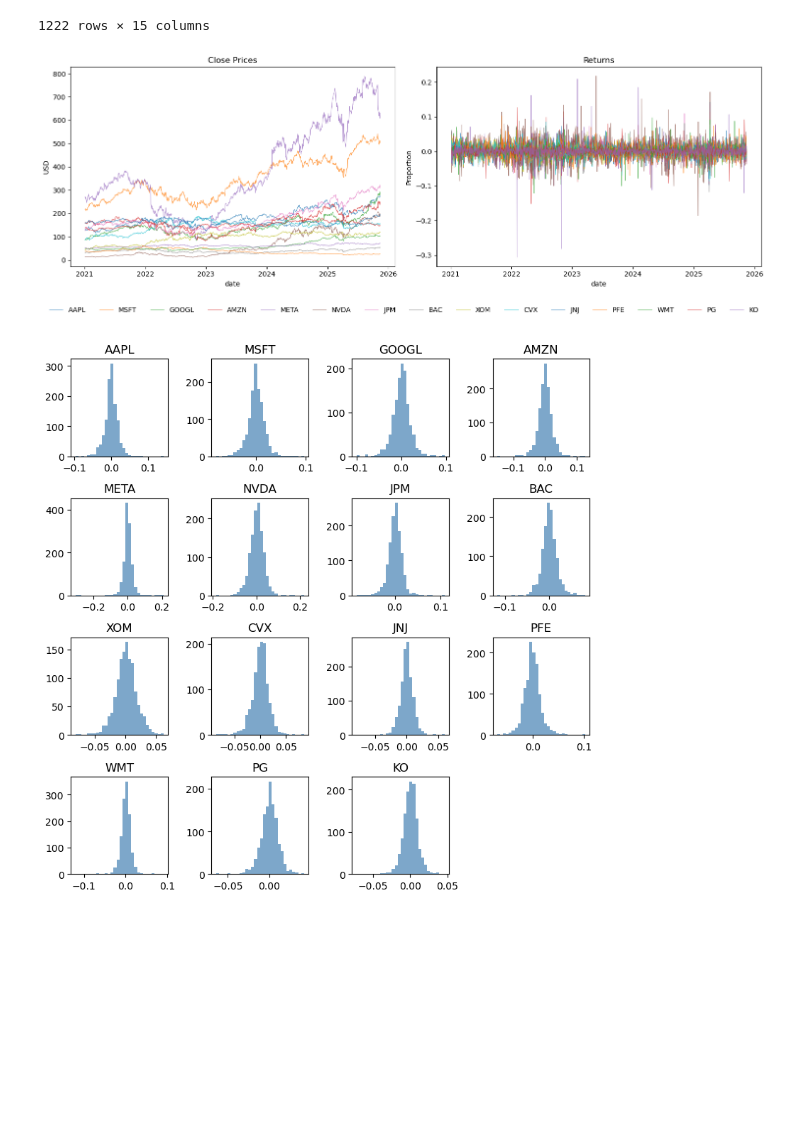
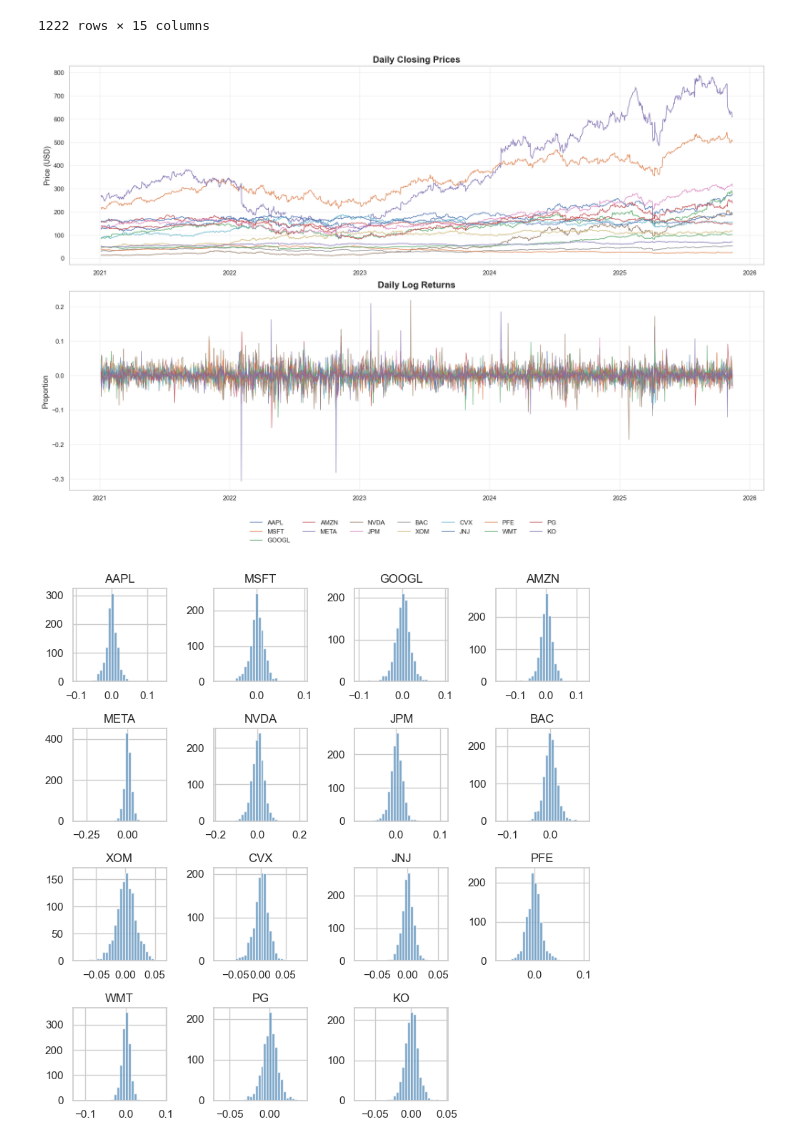
Before and after one commit to dimitris-markopoulos/financial-graphical-models, a Jupyter notebook: notebooks/01_viz_data.ipynb, the cells around one changed output. Saved outputs shown, nothing was run; the diff lists cells and outputs as text; code cells hidden in the pictures; blank space fills up the shorter version.

```diff
--- a/notebooks/01_viz_data.ipynb
+++ b/notebooks/01_viz_data.ipynb
@@ -66,24 +66,28 @@ returns_df
 | 2025-11-13 | -0.001903 | -0.015477 | -0.028802 | -0.027483 | 0.001444 | -0.036467 | -0.034708 | -0.023183 | 0.005656 | 0.014633 | 0.004414 | ... |
 1222 rows × 15 columns
 # %%
-fig, axes = plt.subplots(1,2,figsize=(15,5))
-
-p = prices_df.set_index("date").plot(ax=axes[0], legend=False, alpha=0.7,linewidth=0.8)
-axes[0].set_title("Close Prices")
-axes[0].set_ylabel("USD")
-
-returns_df.plot(ax=axes[1], legend=False, alpha=0.7, linewidth=0.8)
-axes[1].set_title("Returns")
-axes[1].set_ylabel("Proportion")
-
-handles, labels = p.get_legend_handles_labels()
-fig.legend(handles, labels, loc="lower center", bbox_to_anchor=(0.5, -0.10), ncol=15, frameon=False)
-
+sns.set_theme(style="whitegrid")
+fig, axes = plt.subplots(2, 1, figsize=(18, 12))
+ax0 = axes[0]
+prices_df.set_index("date").plot(ax=ax0, linewidth=1.2, alpha=0.9, legend=False)
+ax0.set_title("Daily Closing Prices", fontsize=16, fontweight="bold")
+ax0.set_ylabel("Price (USD)", fontsize=13)
+ax0.set_xlabel("")
+ax0.grid(alpha=0.3)
+ax1 = axes[1]
+returns_df.plot(ax=ax1, linewidth=1.0, alpha=0.8, legend=False)
+ax1.set_title("Daily Log Returns", fontsize=16, fontweight="bold")
+ax1.set_ylabel("Proportion", fontsize=13)
+ax1.set_xlabel("")
+ax1.grid(alpha=0.3)
+handles, labels = ax0.get_legend_handles_labels()
+fig.legend(handles, labels, loc="lower center", bbox_to_anchor=(0.5, -0.02), ncol=7, frameon=False, fontsize=11)
 plt.tight_layout()
-plt.savefig(media_dir + "/close_rets.png")
+plt.subplots_adjust(bottom=0.10)
+plt.savefig(media_dir + "/close_rets.png", bbox_inches="tight", dpi=130)
 plt.show()
 # %% [output]
-[figure, old version]
+[figure, new version]
 # %%
 tickers = returns_df.columns
 N = len(tickers)
@@ -107,7 +111,7 @@ plt.tight_layout()
 plt.savefig(media_dir + "/returns_pdf.png")
 plt.show()
 # %% [output]
-[figure, old version]
+[figure, new version]
 # %%
 ## Correlation Matrix
 
```
Also changed, not shown: parts of 1 cell of this notebook, 6 other files.
